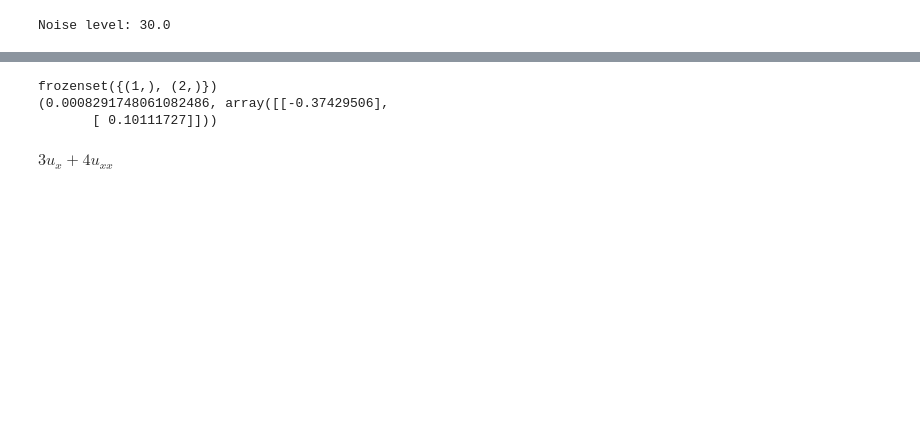
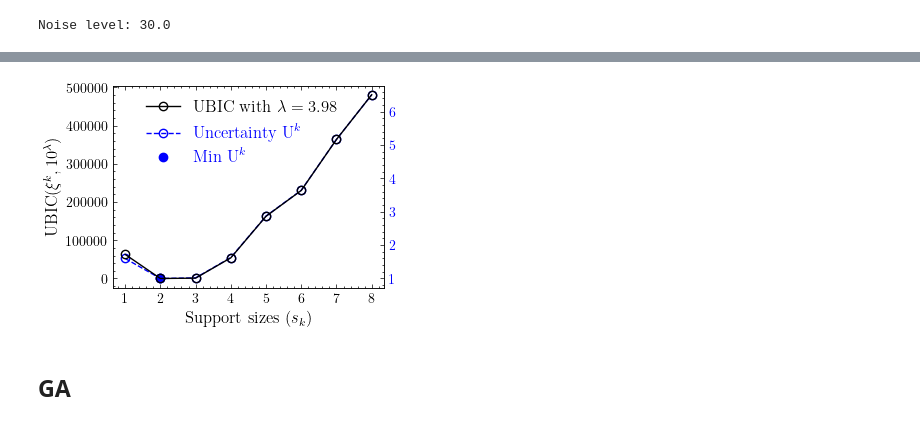
Before and after one commit to Pongpisit-Thanasutives/UBIC-test, a Jupyter notebook: Examples/Burgers by GA.ipynb, the cells around one changed output, grey strips where cells are left out. Drawn from its saved outputs; the diff is of its cells as text; code cells hidden in the pictures; blank space fills up the shorter version.

```diff
--- a/Examples/Burgers by GA.ipynb
+++ b/Examples/Burgers by GA.ipynb
@@ -46,0 +333,33 @@ Noise level: 30.0
+# %%
+complexity_axis = [len(bs) for bs in best_subsets]
+with plt.style.context(['science']):
+    fig, ax = plt.subplots()
+    ax2 = ax.twinx()
+    ax.set_zorder(ax2.get_zorder()+1)
+    ax.patch.set_visible(False)
+
+    l1, = ax.plot(complexity_axis, last_ubic, 'o-', c='black', markerfacecolor='none', label=f"$\lambda = {abs(last_lam)}$")
+    ax.set_xticks(complexity_axis)
+    ax.set_ylabel("$\\textrm{UBIC}(\\xi^{k}, 10^{\\lambda})$", fontsize=12)
+    ax.set_xlabel("Support sizes ($s_{k}$)", fontsize=12)
+#     ax.annotate('$(u_{xxx}, uu_{x})\checkmark$', fontsize=15,
+#                  xy=(complexity_axis[best_bc], last_ubic[best_bc]),
+#                  xytext=(complexity_axis[best_bc]-0.25, last_ubic[best_bc]+15000),
+#                  va = "top", ha="left" )
+#     ax.annotate('', fontsize=16,
+#                  xy=(complexity_axis[best_bc], last_ubic[best_bc]),
+#                  xytext=(complexity_axis[best_bc]+0.25, last_ubic[best_bc]+12500),
+#                  arrowprops={'arrowstyle': '->'}, va = "top", ha="left" )
+
+    l2, = ax2.plot(complexity_axis, b_uns, 'o--', c='blue', markerfacecolor='none', label="Uncertainty $\\textrm{U}^{k}$")
+    s1 = ax2.scatter(complexity_axis[np.argmin(b_uns)], b_uns[np.argmin(b_uns)], c='blue')
+    ax2.tick_params(axis='y', labelcolor='blue')
+
+    ax.legend([l1, l2, s1], [f"UBIC with $\lambda = {abs(round(last_lam,2))}$", "Uncertainty $\\textrm{U}^{k}$", "Min $\\textrm{U}^{k}$"],
+              labelcolor='linecolor', loc='upper center', fontsize=12, bbox_to_anchor=(-0.025,0,1,1))
+
+    plt.show()
+# %% [output]
+[figure, added]
+# %% [markdown]
+## GA
@@ -180,9 +513,0 @@ base_features = np.array([u, u_x, u_xx])
-# %%
-genome = generate_genome(n_modules, n_derivatives); print(genome)
-print(evaluate_genome(genome, base_features, u_t))
-display_pde(genome, [3,4,5])
-# %% [output]
-frozenset({(1,), (2,)})
-(0.0008291748061082486, array([[-0.37429506],
-       [ 0.10111727]]))
-$\displaystyle 3 u_{x} + 4 u_{xx}$
```
Also changed, not shown: parts of 31 cells of this notebook.
